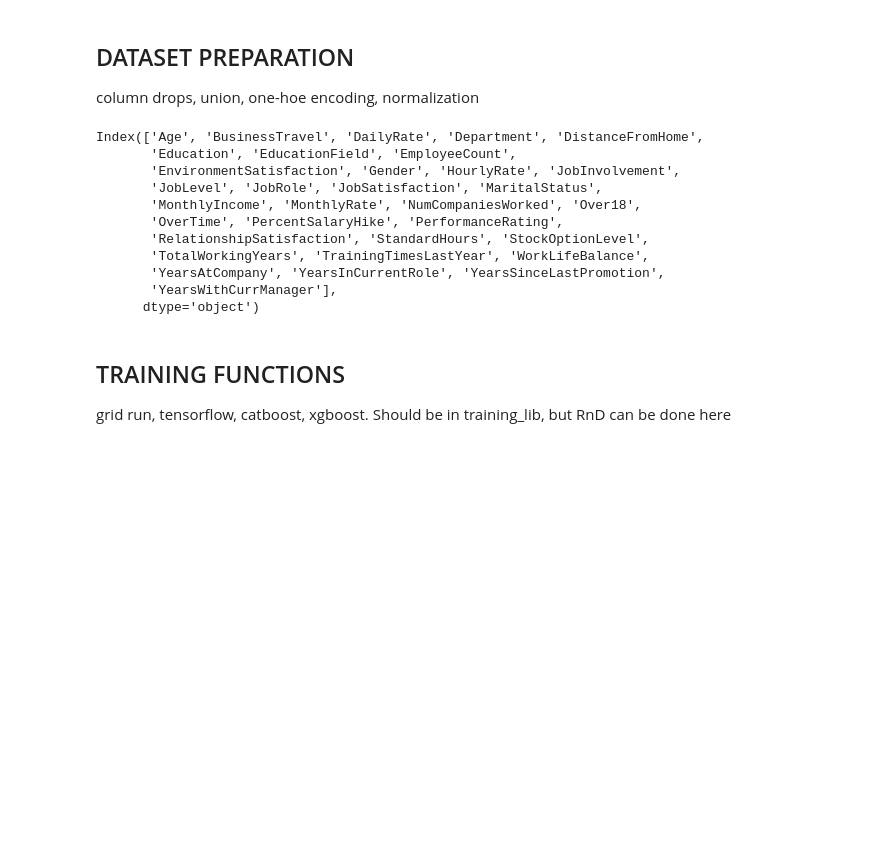
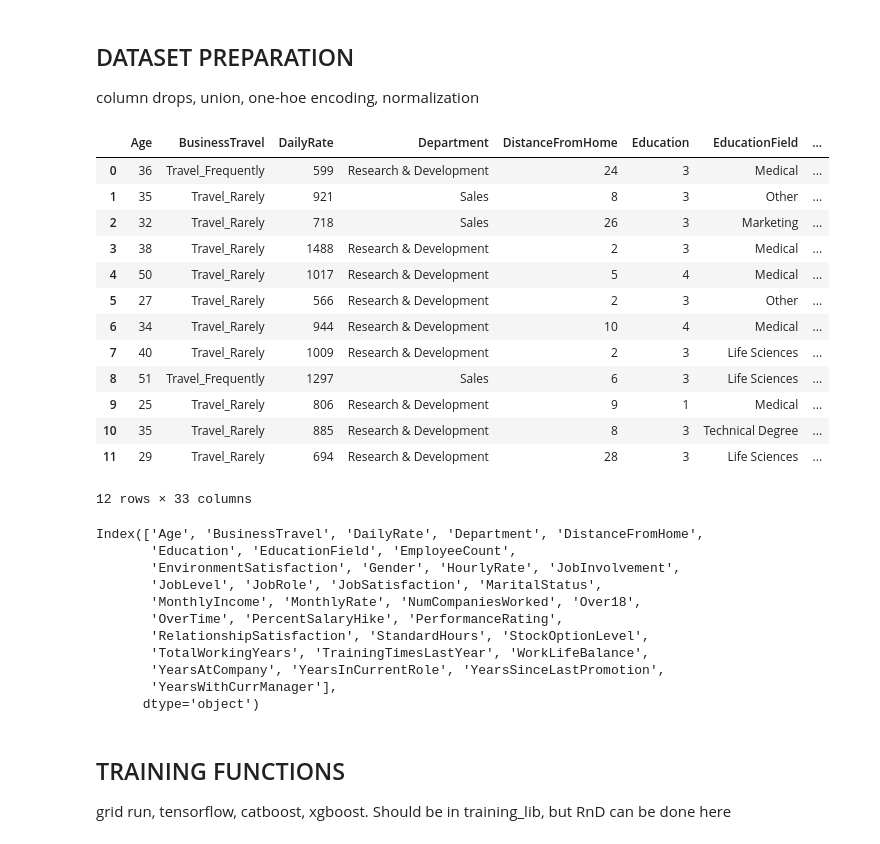
Before and after one commit to vmisusu/kaggle, a Jupyter notebook: train.ipynb, the cells around one changed output. Drawn from its saved outputs; the diff is of its cells as text; code cells hidden in the pictures; blank space fills up the shorter version.

```diff
--- a/train.ipynb
+++ b/train.ipynb
@@ -27,6 +27,10 @@ df=pd.read_csv(DATA_DIR+"/train.csv").iloc[:,1:] #drop ID
 ## DATASET PREPARATION
 column drops, union, one-hoe encoding, normalization
 # %%
+#https://www.kaggle.com/competitions/playground-series-s3e2/discussion/377373 SMOTE
+
+import category_encoders as ce #https://www.kaggle.com/competitions/playground-series-s3e2/discussion/377827
+
 #toBins [('column1',bins1),('column2',bins2)] - turn each specified number fearure into <bin> separate values
 #unite [['column1','column2','column3'],['column1','column5']] - unite columns, replace with mean target (y) order
 #     should be good if rows are too few and feats are too many
@@ -47,13 +51,17 @@ def prepareDataset(df, targetCol, datasetParams, dfTest=None, verb=0):
     if test:
         dfTest_updated=dfTest.copy()
     params = datasetParams.copy()
-    defaultParams = {"TO_BINS":[],"UNITE":[],"DROP":[],"ONE-HOT":False,"NORM":"None"}
+    defaultParams = {"TO_BINS":[],"UNITE":[],"DROP":[],"KEEP":[],"ONE-HOT":False,"NORM":"None","ENCODING":[]}
     for p in defaultParams: #use default params for missing
         if not (p in params): params[p] = defaultParams[p]
     targetCol = col(df, targetCol)
     df_updated = df_updated.drop(targetCol, axis = 1) #drop target column, to add in the end
     if test and (targetCol in dfTest_updated.columns):
         dfTest_updated = dfTest_updated.drop(targetCol, axis = 1)
+    for cols in [params["DROP"], params["KEEP"]]: #make num format for column names in parameters
+        for i in range(len(cols)):
+            if type(cols[i] == str):
+                cols[i] = df.columns.get_loc(cols[i])
     #############################################
     for pair in params["TO_BINS"]: #slice these num feats by bins
         c = col(df_updated,pair[0])
@@ -117,46 +125,80 @@ def prepareDataset(df, targetCol, datasetParams, dfTest=None, verb=0):
     #perform columns drop
     df_updated = df_updated.drop(df_updated.columns[params["DROP"]], axis = 1)
     if test:
         dfTest_updated = dfTest_updated.drop(dfTest_updated.columns[params["DROP"]], axis = 1)
     #############################################
+    #perform columns keep
+    if len(params["KEEP"]) > 0:
+        df_updated = df_updated.iloc[:,params["KEEP"]]
+        if test:
+            dfTest_updated = dfTest_updated.iloc[:,params["KEEP"]]
+    #############################################
+    #perform encoding
+    for encoding in params["ENCODING"]:
+        if encoding[0] == "ORDINAL":
+            print(encoding)
+            #mapping=None
+            #if len(encoding) > 2:
+            #    mapping=encoding[2]
+            encoder = ce.OrdinalEncoder(cols=[col(df_updated, c) for c in encoding[1]], return_df=True) #, mapping=mapping)
+            df_updated = encoder.fit_transform(df_updated)
+            if test:
+                dfTest_updated = encoder.transform(dfTest_updated)
+    #############################################
     if params["ONE-HOT"]==True:
         df_updated = pd.get_dummies(df_updated)
         if test:
             dfTest_updated = pd.get_dummies(dfTest_updated)
     #############################################
     if params["NORM"]=="minmax":
         df_updated=(df_updated-df_updated.min())/(df_updated.max()-df_updated.min())
         if test:
             dfTest_updated=(dfTest_updated - df_updated.min()) / (df_updated.max() - df_updated.min())
         #sc = StandardScaler() #can be used later for something else
         #X[num_cols] = sc.fit_transform(X[num_cols])
     #############################################
+    if verb>=3:
+        display(df_updated.head(12))
     if not test:
         if verb >= 1:
             print(df_updated.columns)
         return (df_updated.values, df[targetCol].values)
     if test:
         if verb >= 1:
             print('train',df_updated.columns)
             print('val/sub',dfTest_updated.columns)
         return (df_updated.values, df[targetCol].values, dfTest_updated.values)
 
 NEED_TEST = True #run test in case of RnD or param search
 if NEED_TEST:
-    datasetParams={}
-    X, Y = prepareDataset(df, df.columns[-1], datasetParams, verb=2)
+    datasetParams={"ENCODING":["ORDINAL",[1,3,"Gender"]]}
+    X, Y = prepareDataset(df, df.columns[-1], datasetParams, verb=3)
 # %% [output]
+|  | Age | BusinessTravel | DailyRate | Department | DistanceFromHome | Education | EducationField | ... |
+| 0 | 36 | Travel_Frequently | 599 | Research & Development | 24 | 3 | Medical | ... |
+| 1 | 35 | Travel_Rarely | 921 | Sales | 8 | 3 | Other | ... |
+| 2 | 32 | Travel_Rarely | 718 | Sales | 26 | 3 | Marketing | ... |
+| 3 | 38 | Travel_Rarely | 1488 | Research & Development | 2 | 3 | Medical | ... |
+| 4 | 50 | Travel_Rarely | 1017 | Research & Development | 5 | 4 | Medical | ... |
+| 5 | 27 | Travel_Rarely | 566 | Research & Development | 2 | 3 | Other | ... |
+| 6 | 34 | Travel_Rarely | 944 | Research & Development | 10 | 4 | Medical | ... |
+| 7 | 40 | Travel_Rarely | 1009 | Research & Development | 2 | 3 | Life Sciences | ... |
+| 8 | 51 | Travel_Frequently | 1297 | Sales | 6 | 3 | Life Sciences | ... |
+| 9 | 25 | Travel_Rarely | 806 | Research & Development | 9 | 1 | Medical | ... |
+| 10 | 35 | Travel_Rarely | 885 | Research & Development | 8 | 3 | Technical Degree | ... |
+| 11 | 29 | Travel_Rarely | 694 | Research & Development | 28 | 3 | Life Sciences | ... |
-Index(['Age', 'BusinessTravel', 'DailyRate', 'Department', 'DistanceFromHome',
-       'Education', 'EducationField', 'EmployeeCount',
-       'EnvironmentSatisfaction', 'Gender', 'HourlyRate', 'JobInvolvement',
-       'JobLevel', 'JobRole', 'JobSatisfaction', 'MaritalStatus',
-       'MonthlyIncome', 'MonthlyRate', 'NumCompaniesWorked', 'Over18',
-       'OverTime', 'PercentSalaryHike', 'PerformanceRating',
-       'RelationshipSatisfaction', 'StandardHours', 'StockOptionLevel',
-       'TotalWorkingYears', 'TrainingTimesLastYear', 'WorkLifeBalance',
-       'YearsAtCompany', 'YearsInCurrentRole', 'YearsSinceLastPromotion',
-       'YearsWithCurrManager'],
-      dtype='object')
+12 rows × 33 columns
+Index(['Age', 'BusinessTravel', 'DailyRate', 'Department', 'DistanceFromHome',
+       'Education', 'EducationField', 'EmployeeCount',
+       'EnvironmentSatisfaction', 'Gender', 'HourlyRate', 'JobInvolvement',
+       'JobLevel', 'JobRole', 'JobSatisfaction', 'MaritalStatus',
+       'MonthlyIncome', 'MonthlyRate', 'NumCompaniesWorked', 'Over18',
+       'OverTime', 'PercentSalaryHike', 'PerformanceRating',
+       'RelationshipSatisfaction', 'StandardHours', 'StockOptionLevel',
+       'TotalWorkingYears', 'TrainingTimesLastYear', 'WorkLifeBalance',
+       'YearsAtCompany', 'YearsInCurrentRole', 'YearsSinceLastPromotion',
+       'YearsWithCurrManager'],
+      dtype='object')
 # %% [markdown]
 ## TRAINING FUNCTIONS
 grid run, tensorflow, catboost, xgboost. Should be in training_lib, but RnD can be done here
```
Also changed, not shown: parts of 11 cells of this notebook.
